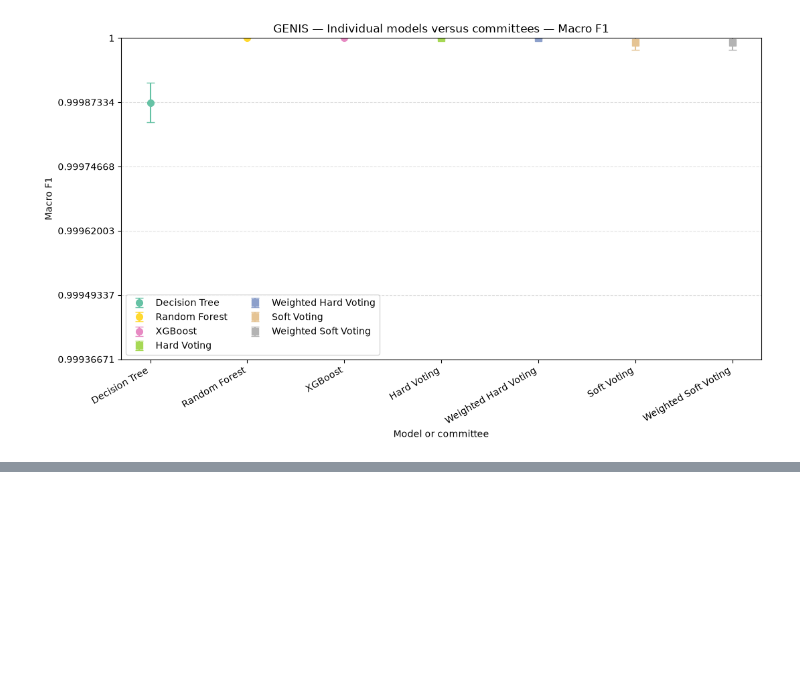
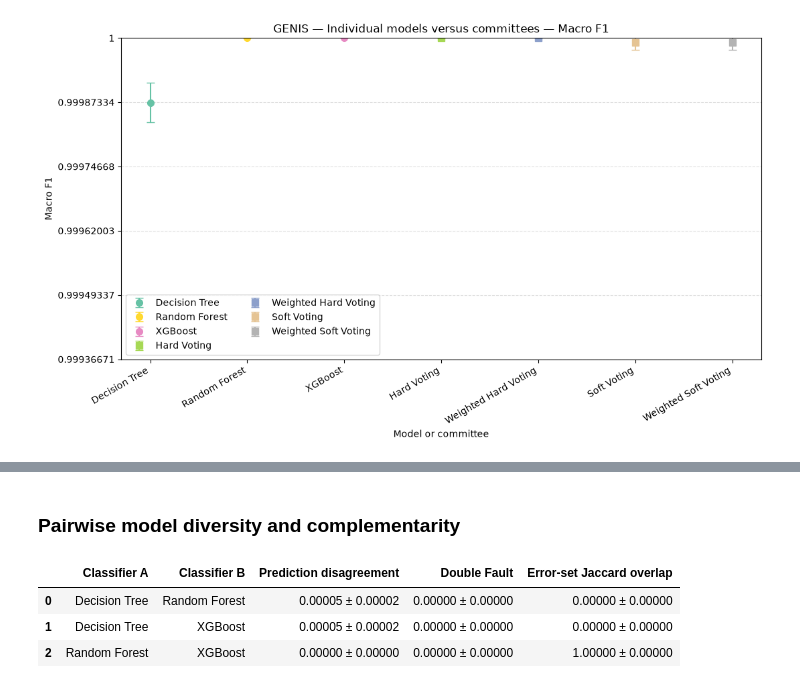
Before and after one commit to gabdumal/machine_learning_assignment, a Jupyter notebook: assignment/pipeline/genis_committee.ipynb, the cells around one changed output, grey strips where cells are left out. Saved outputs shown, nothing was run; the diff lists cells and outputs as text; code cells hidden in the pictures; blank space fills up the shorter version.

```diff
--- a/assignment/pipeline/genis_committee.ipynb
+++ b/assignment/pipeline/genis_committee.ipynb
@@ -196,0 +209,19 @@ plt.close(figure)
+# %%
+# ============================================================================
+# Pairwise model diversity and complementarity
+# ============================================================================
+
+display_committee_statistics(
+    GENIS_committee_statistics,
+    show_configuration=False,
+    show_performance=False,
+    show_comparison=False,
+    show_diversity=True,
+    show_correction=False,
+)
+# %% [output]
+Pairwise model diversity and complementarity
+|  | Classifier A | Classifier B | Prediction disagreement | Double Fault | Error-set Jaccard overlap |
+| 0 | Decision Tree | Random Forest | 0.00005 ± 0.00002 | 0.00000 ± 0.00000 | 0.00000 ± 0.00000 |
+| 1 | Decision Tree | XGBoost | 0.00005 ± 0.00002 | 0.00000 ± 0.00000 | 0.00000 ± 0.00000 |
+| 2 | Random Forest | XGBoost | 0.00000 ± 0.00000 | 0.00000 ± 0.00000 | 1.00000 ± 0.00000 |
```
Also changed, not shown: parts of 15 cells of this notebook, 13 other files.
